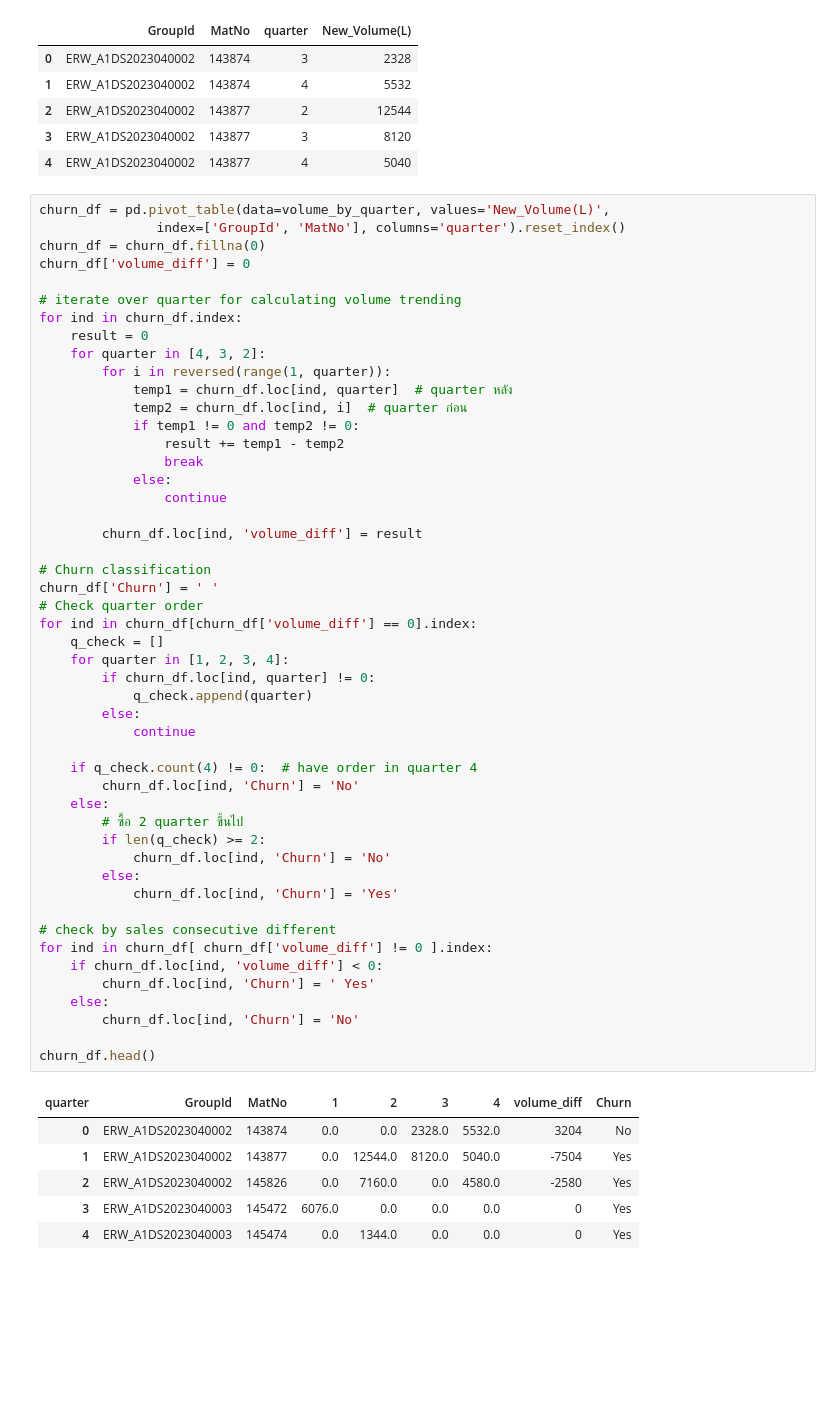
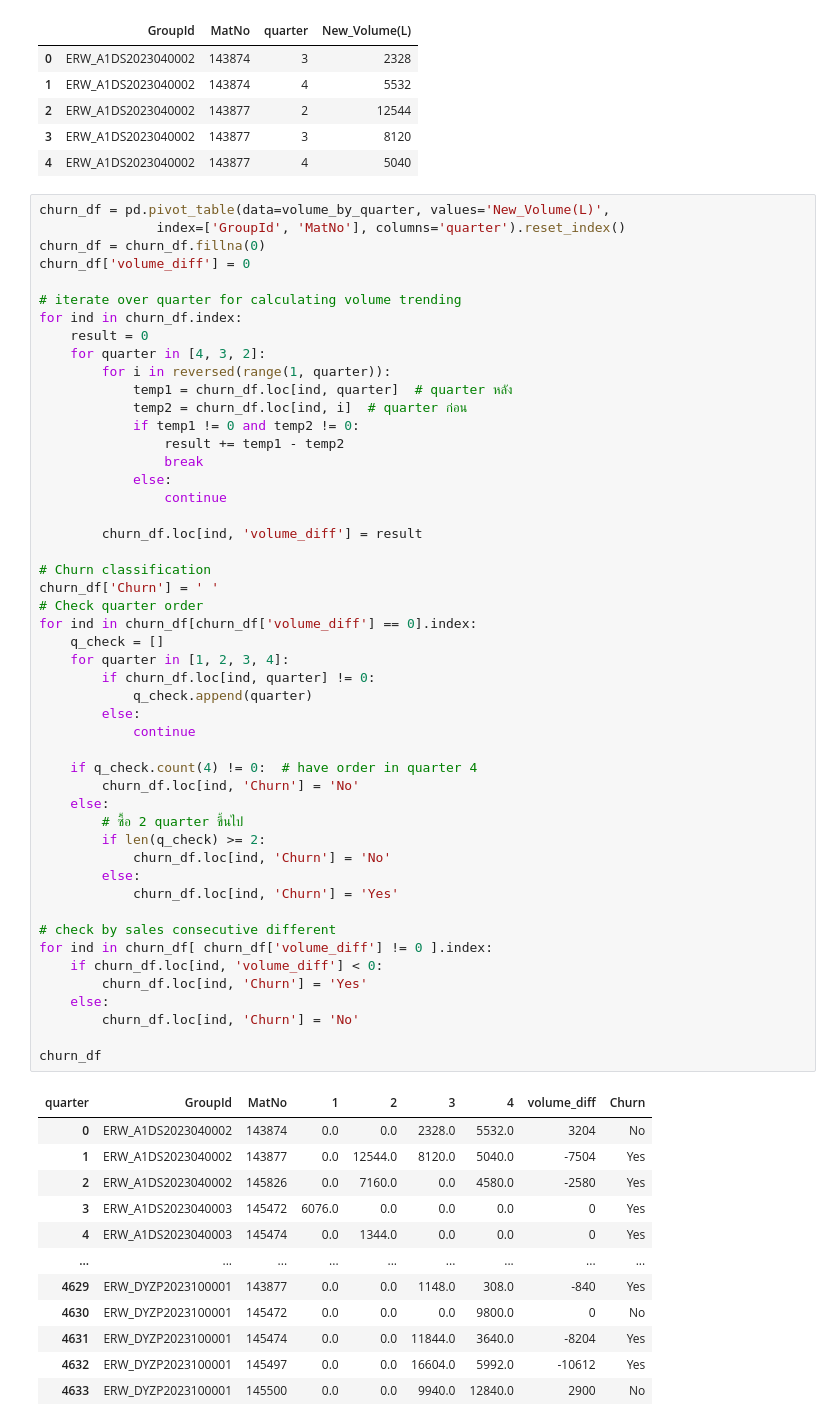
Before and after one commit to PaweekornS/ExxonMobil_Bootcathon, a Jupyter notebook: exxon_mer.ipynb, the cells around one changed output. Drawn from its saved outputs; the diff is of its cells as text; blank space fills up the shorter version.

```diff
--- a/exxon_mer.ipynb
+++ b/exxon_mer.ipynb
@@ -149,32 +149,38 @@ churn_df['Churn'] = ' '
 for ind in churn_df[churn_df['volume_diff'] == 0].index:
     q_check = []
     for quarter in [1, 2, 3, 4]:
         if churn_df.loc[ind, quarter] != 0:
             q_check.append(quarter)
         else:
             continue
 
     if q_check.count(4) != 0:  # have order in quarter 4
         churn_df.loc[ind, 'Churn'] = 'No'
     else:
         # ซื้อ 2 quarter ขึ้นไป
         if len(q_check) >= 2:
             churn_df.loc[ind, 'Churn'] = 'No'
         else:
             churn_df.loc[ind, 'Churn'] = 'Yes'
 
 # check by sales consecutive different
 for ind in churn_df[ churn_df['volume_diff'] != 0 ].index:
     if churn_df.loc[ind, 'volume_diff'] < 0:
-        churn_df.loc[ind, 'Churn'] = ' Yes'
+        churn_df.loc[ind, 'Churn'] = 'Yes'
     else:
         churn_df.loc[ind, 'Churn'] = 'No'
 
-churn_df.head()
+churn_df
 # %% [output]
 | quarter | GroupId | MatNo | 1 | 2 | 3 | 4 | volume_diff | Churn |
 | 0 | ERW_A1DS2023040002 | 143874 | 0.0 | 0.0 | 2328.0 | 5532.0 | 3204 | No |
 | 1 | ERW_A1DS2023040002 | 143877 | 0.0 | 12544.0 | 8120.0 | 5040.0 | -7504 | Yes |
 | 2 | ERW_A1DS2023040002 | 145826 | 0.0 | 7160.0 | 0.0 | 4580.0 | -2580 | Yes |
 | 3 | ERW_A1DS2023040003 | 145472 | 6076.0 | 0.0 | 0.0 | 0.0 | 0 | Yes |
 | 4 | ERW_A1DS2023040003 | 145474 | 0.0 | 1344.0 | 0.0 | 0.0 | 0 | Yes |
+| ... | ... | ... | ... | ... | ... | ... | ... | ... |
+| 4629 | ERW_DYZP2023100001 | 143877 | 0.0 | 0.0 | 1148.0 | 308.0 | -840 | Yes |
+| 4630 | ERW_DYZP2023100001 | 145472 | 0.0 | 0.0 | 0.0 | 9800.0 | 0 | No |
+| 4631 | ERW_DYZP2023100001 | 145474 | 0.0 | 0.0 | 11844.0 | 3640.0 | -8204 | Yes |
+| 4632 | ERW_DYZP2023100001 | 145497 | 0.0 | 0.0 | 16604.0 | 5992.0 | -10612 | Yes |
+| 4633 | ERW_DYZP2023100001 | 145500 | 0.0 | 0.0 | 9940.0 | 12840.0 | 2900 | No |
```
Also changed, not shown: parts of 17 cells of this notebook, 1 other file.
